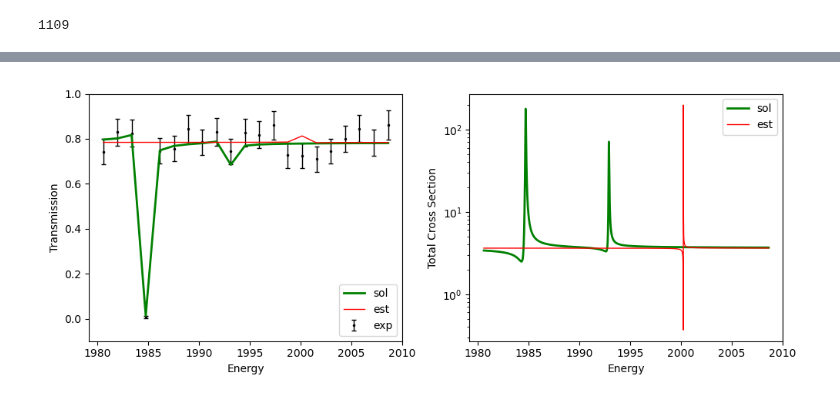
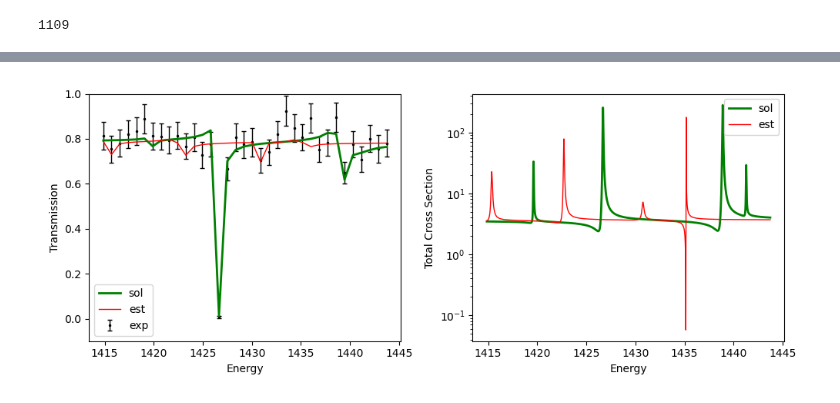
Before and after one commit to Naww137/ATARI, a Jupyter notebook: examples/UserExample_PiTFAll.ipynb, the cells around one changed output, grey strips where cells are left out. Drawn from its saved outputs; the diff is of its cells as text; code cells hidden in the pictures.

```diff
--- a/examples/UserExample_PiTFAll.ipynb
+++ b/examples/UserExample_PiTFAll.ipynb
@@ -168,6 +197,6 @@ integral_FoMs
 # figure()
 # plot(pw_data.E, pw_data.est_trans)
 # %%
-fig = pf.sample_case.plot(case_file, 3, 'baron')
+fig = pf.sample_case.plot(case_file, 73, 'baron_rev2')
 # %% [output]
-[figure, old version]
+[figure, new version]
```
Also changed, not shown: parts of 11 cells of this notebook, 22 other files.
